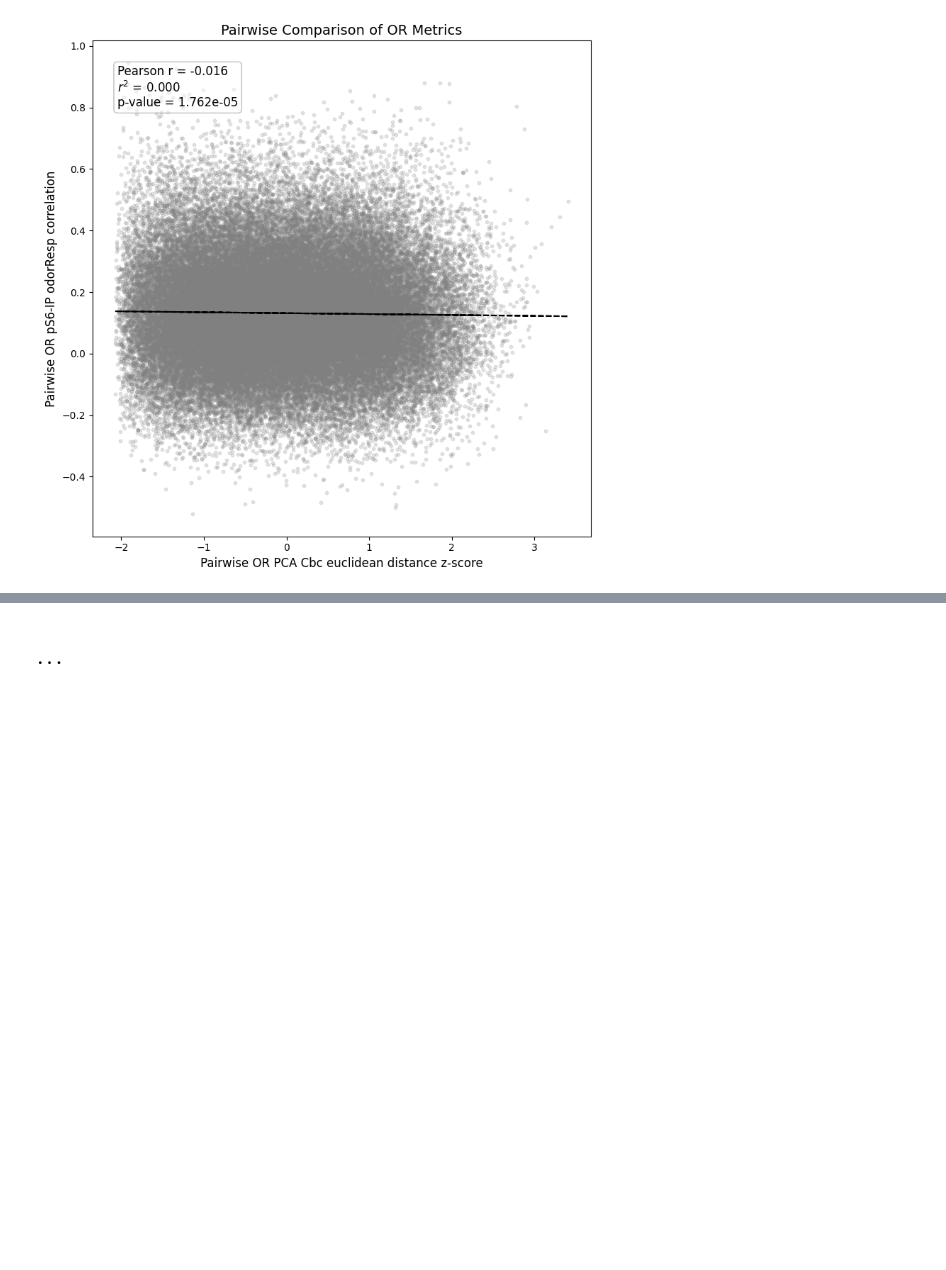
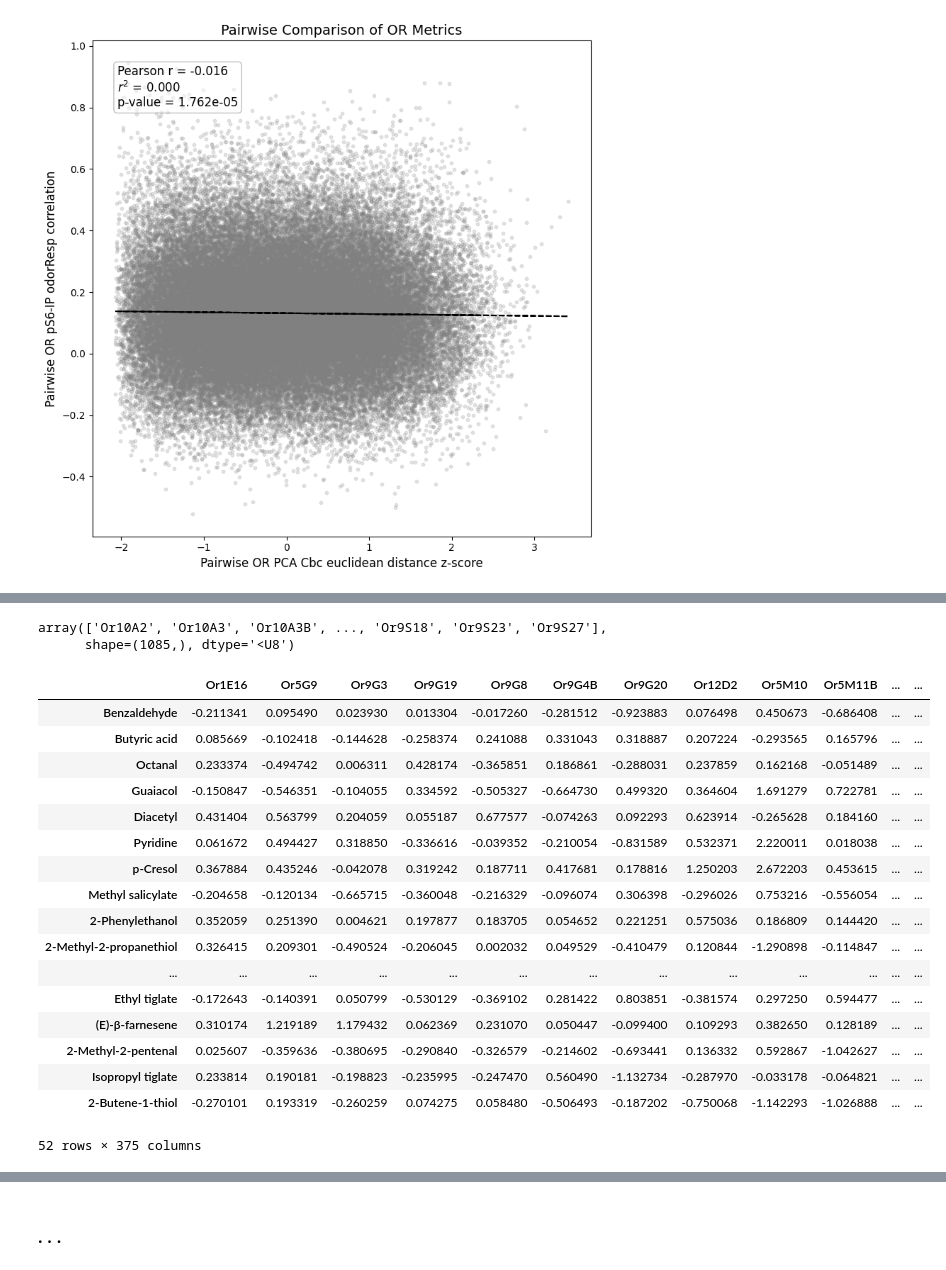
Before and after one commit to Justice-Lu/OR_learning, a Jupyter notebook: notebooks/binding_cavity/bc_1_Cbc_correlation.ipynb, the cells around one changed output, grey strips where cells are left out. Drawn from its saved outputs; the diff is of its cells as text; code cells hidden in the pictures; blank space fills up the shorter version.

```diff
--- a/notebooks/binding_cavity/bc_1_Cbc_correlation.ipynb
+++ b/notebooks/binding_cavity/bc_1_Cbc_correlation.ipynb
@@ -472,0 +1931,7 @@ plt.show()
+# %%
+odorResp_df = pd.read_csv('../../files/Deorphanization/compiled_odor_sigResp_wide.csv', index_col=0)
+cid_name = dict(pd.read_csv('../../files/Deorphanization/cid_odornames.csv', index_col = 0 )[['cid', 'name']].values)
+
+# Translate Olfr to DLOR and Cid to odor name
+odorResp_df.columns = [Olfr_DL.get(_col) for _col in odorResp_df.columns]
+odorResp_df.index = [cid_name.get(_cid, _cid) for _cid in odorResp_df.index]
@@ -472,0 +1986,26 @@ plt.show()
+# %%
+np.sort(list(Cbc_alignment.keys()))
+# %% [output]
+array(['Or10A2', 'Or10A3', 'Or10A3B', ..., 'Or9S18', 'Or9S23', 'Or9S27'],
+      shape=(1085,), dtype='<U8')
+# %%
+odorResp_df
+# %% [output]
+|  | Or1E16 | Or5G9 | Or9G3 | Or9G19 | Or9G8 | Or9G4B | Or9G20 | Or12D2 | Or5M10 | Or5M11B | ... | ... |
+| Benzaldehyde | -0.211341 | 0.095490 | 0.023930 | 0.013304 | -0.017260 | -0.281512 | -0.923883 | 0.076498 | 0.450673 | -0.686408 | ... | ... |
+| Butyric acid | 0.085669 | -0.102418 | -0.144628 | -0.258374 | 0.241088 | 0.331043 | 0.318887 | 0.207224 | -0.293565 | 0.165796 | ... | ... |
+| Octanal | 0.233374 | -0.494742 | 0.006311 | 0.428174 | -0.365851 | 0.186861 | -0.288031 | 0.237859 | 0.162168 | -0.051489 | ... | ... |
+| Guaiacol | -0.150847 | -0.546351 | -0.104055 | 0.334592 | -0.505327 | -0.664730 | 0.499320 | 0.364604 | 1.691279 | 0.722781 | ... | ... |
+| Diacetyl | 0.431404 | 0.563799 | 0.204059 | 0.055187 | 0.677577 | -0.074263 | 0.092293 | 0.623914 | -0.265628 | 0.184160 | ... | ... |
+| Pyridine | 0.061672 | 0.494427 | 0.318850 | -0.336616 | -0.039352 | -0.210054 | -0.831589 | 0.532371 | 2.220011 | 0.018038 | ... | ... |
+| p-Cresol | 0.367884 | 0.435246 | -0.042078 | 0.319242 | 0.187711 | 0.417681 | 0.178816 | 1.250203 | 2.672203 | 0.453615 | ... | ... |
+| Methyl salicylate | -0.204658 | -0.120134 | -0.665715 | -0.360048 | -0.216329 | -0.096074 | 0.306398 | -0.296026 | 0.753216 | -0.556054 | ... | ... |
+| 2-Phenylethanol | 0.352059 | 0.251390 | 0.004621 | 0.197877 | 0.183705 | 0.054652 | 0.221251 | 0.575036 | 0.186809 | 0.144420 | ... | ... |
+| 2-Methyl-2-propanethiol | 0.326415 | 0.209301 | -0.490524 | -0.206045 | 0.002032 | 0.049529 | -0.410479 | 0.120844 | -1.290898 | -0.114847 | ... | ... |
+| ... | ... | ... | ... | ... | ... | ... | ... | ... | ... | ... | ... | ... |
+| Ethyl tiglate | -0.172643 | -0.140391 | 0.050799 | -0.530129 | -0.369102 | 0.281422 | 0.803851 | -0.381574 | 0.297250 | 0.594477 | ... | ... |
+| (E)-β-farnesene | 0.310174 | 1.219189 | 1.179432 | 0.062369 | 0.231070 | 0.050447 | -0.099400 | 0.109293 | 0.382650 | 0.128189 | ... | ... |
+| 2-Methyl-2-pentenal | 0.025607 | -0.359636 | -0.380695 | -0.290840 | -0.326579 | -0.214602 | -0.693441 | 0.136332 | 0.592867 | -1.042627 | ... | ... |
+| Isopropyl tiglate | 0.233814 | 0.190181 | -0.198823 | -0.235995 | -0.247470 | 0.560490 | -1.132734 | -0.287970 | -0.033178 | -0.064821 | ... | ... |
+| 2-Butene-1-thiol | -0.270101 | 0.193319 | -0.260259 | 0.074275 | 0.058480 | -0.506493 | -0.187202 | -0.750068 | -1.142293 | -1.026888 | ... | ... |
+52 rows × 375 columns
```
Also changed, not shown: parts of 51 cells of this notebook, 46 other files.
